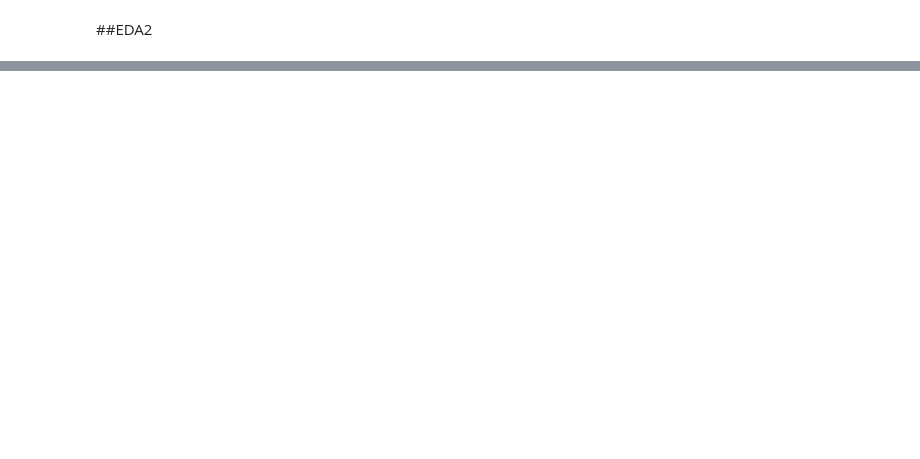
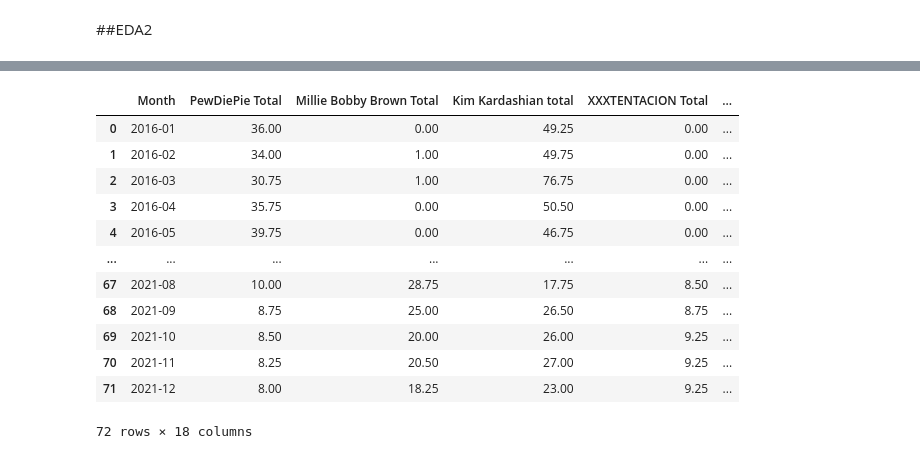
Before and after one commit to nikodemadamski/FYP, a Jupyter notebook: FYP.ipynb, the cells around one changed output, grey strips where cells are left out. Cells and saved outputs as stored; diff of their text form; code cells hidden in the pictures; blank space fills up the shorter version.

```diff
--- a/FYP.ipynb
+++ b/FYP.ipynb
@@ -261,0 +278,21 @@ print(df.head(72))
+# %%
+df_total3 = df_total[['Month','PewDiePie Total', 'Millie Bobby Brown Total','Kim Kardashian total','XXXTENTACION Total','Tom Holland Total','Donald Trump Total','Michael Jackson Total','Beyonce Total','Coco Quinn Total','Kobe Bryant Total', 'Hayley LeBlanc Total','Txunamy Total', 'Zendaya Total', 'Emma Chamberlain Total',
+       'Cole Sprouse Total', 'Joe Biden Total']]
+# %%
+df_Test = df_total3.copy()
+df_Test['Control'] = df_Test.median(numeric_only=True, axis=1)
+df_Test
+# %% [output]
+|  | Month | PewDiePie Total | Millie Bobby Brown Total | Kim Kardashian total | XXXTENTACION Total | ... |
+| 0 | 2016-01 | 36.00 | 0.00 | 49.25 | 0.00 | ... |
+| 1 | 2016-02 | 34.00 | 1.00 | 49.75 | 0.00 | ... |
+| 2 | 2016-03 | 30.75 | 1.00 | 76.75 | 0.00 | ... |
+| 3 | 2016-04 | 35.75 | 0.00 | 50.50 | 0.00 | ... |
+| 4 | 2016-05 | 39.75 | 0.00 | 46.75 | 0.00 | ... |
+| ... | ... | ... | ... | ... | ... | ... |
+| 67 | 2021-08 | 10.00 | 28.75 | 17.75 | 8.50 | ... |
+| 68 | 2021-09 | 8.75 | 25.00 | 26.50 | 8.75 | ... |
+| 69 | 2021-10 | 8.50 | 20.00 | 26.00 | 9.25 | ... |
+| 70 | 2021-11 | 8.25 | 20.50 | 27.00 | 9.25 | ... |
+| 71 | 2021-12 | 8.00 | 18.25 | 23.00 | 9.25 | ... |
+72 rows × 18 columns
```
Also changed, not shown: parts of 66 cells of this notebook.
